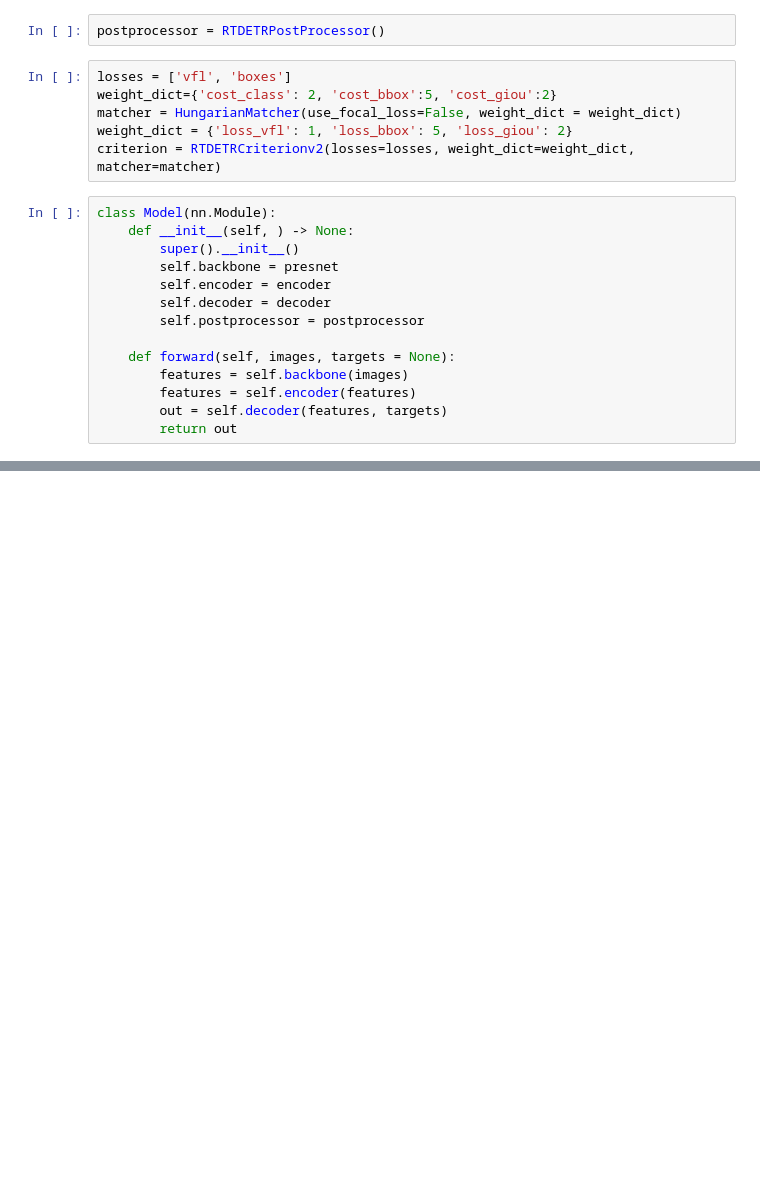
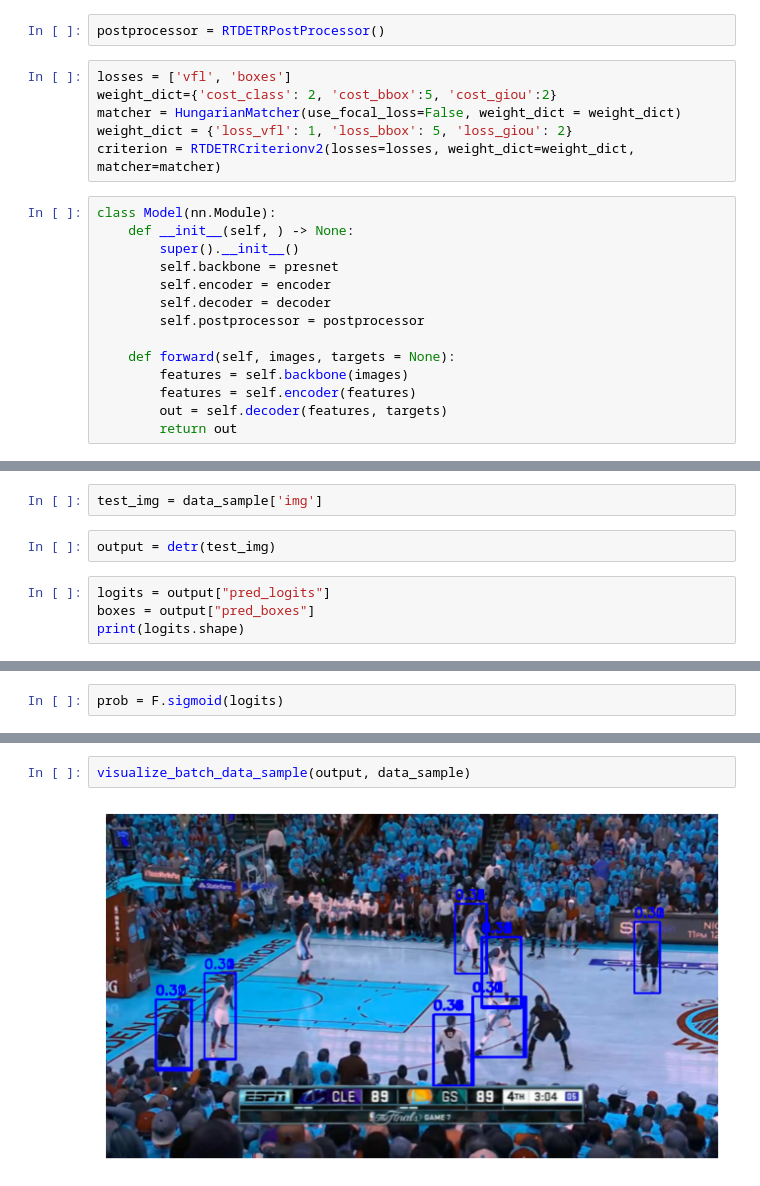
Before and after one commit to jalemanb/custom_detr, a Jupyter notebook: testing_model.ipynb, the cells around one changed output, grey strips where cells are left out. Saved outputs shown, nothing was run; the diff lists cells and outputs as text; blank space fills up the shorter version.

```diff
--- a/testing_model.ipynb
+++ b/testing_model.ipynb
@@ -196,0 +137,8 @@ torch.Size([2, 10, 512, 8, 8])
+# %%
+test_img = data_sample['img']
+# %%
+output = detr(test_img)
+# %%
+logits = output["pred_logits"]
+boxes = output["pred_boxes"]
+print(logits.shape)
@@ -196,0 +147,2 @@ torch.Size([2, 10, 512, 8, 8])
+# %%
+prob = F.sigmoid(logits)
@@ -196,0 +204,4 @@ torch.Size([2, 10, 512, 8, 8])
+# %%
+visualize_batch_data_sample(output, data_sample)
+# %% [output]
+[figure, added]
```
Also changed, not shown: parts of 25 cells of this notebook, 14 other files.
